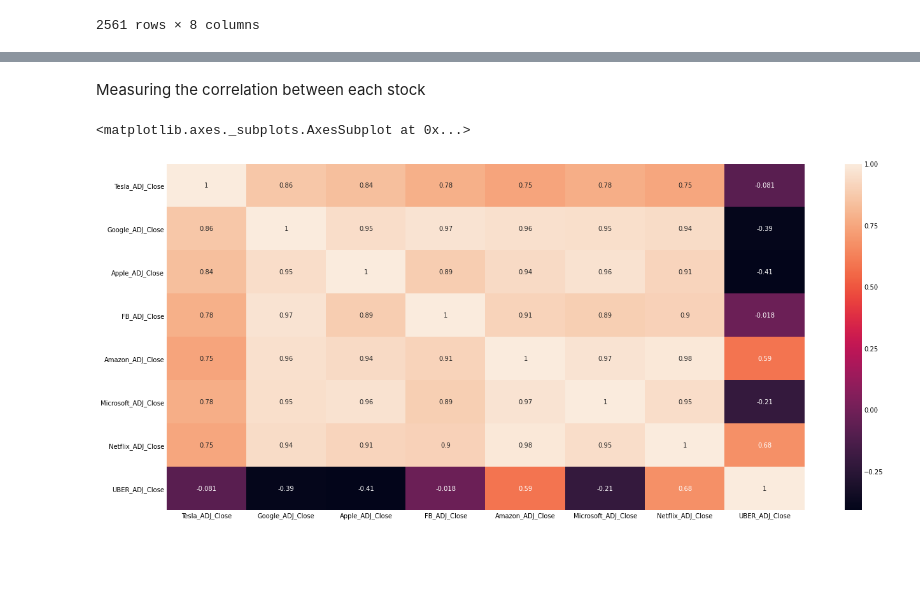
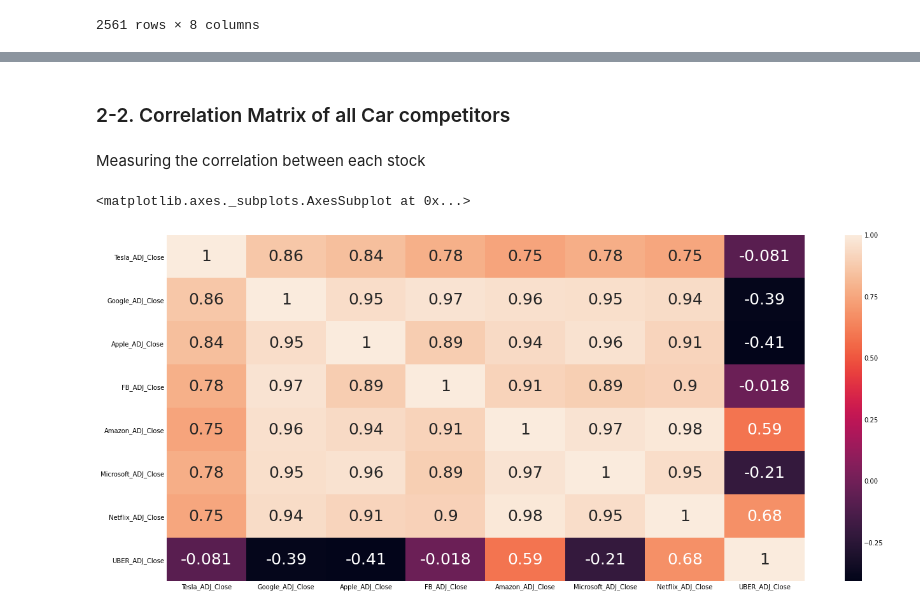
Before and after one commit to ta-data-bcn/Project-Week-8-Final-Project, a Jupyter notebook: Notebooks/TSLA_Stock_Analysis_Competitor_stock_analysis.ipynb, the cells around one changed output, grey strips where cells are left out. Saved outputs shown, nothing was run; the diff lists cells and outputs as text; code cells hidden in the pictures; blank space fills up the shorter version.

Commit message:
updated Stock Car & Tech Competitors Notebook - new plots & conclusion added

```diff
--- a/Notebooks/TSLA_Stock_Analysis_Competitor_stock_analysis.ipynb
+++ b/Notebooks/TSLA_Stock_Analysis_Competitor_stock_analysis.ipynb
@@ -234,10 +230,12 @@ df_Microsoft.tail(50)
+# %% [markdown]
+### 2-2. Correlation Matrix of all Car competitors
 # %% [markdown]
 Measuring the correlation between each stock
 # %%
 corr_tech = df_Tech_merged.corr()
 # %%
 plt.figure(figsize=(20,10))
-sns.heatmap(corr_tech, annot=True)
+sns.heatmap(corr_tech, annot=True, annot_kws={"size": 25})
 # %% [output]
 <matplotlib.axes._subplots.AxesSubplot at 0x...>
-[figure, old version]
+[figure, new version]
```
Also changed, not shown: parts of 44 cells of this notebook.
